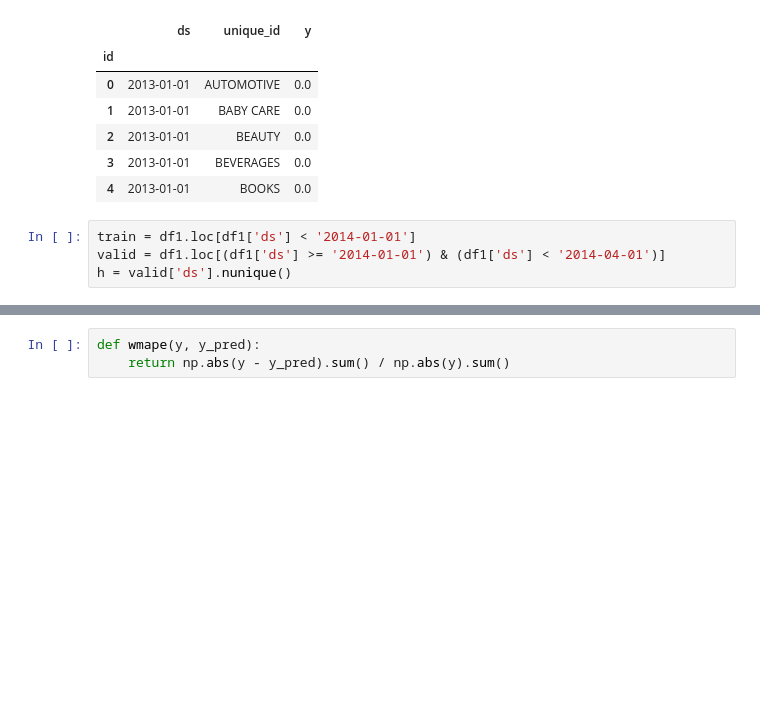
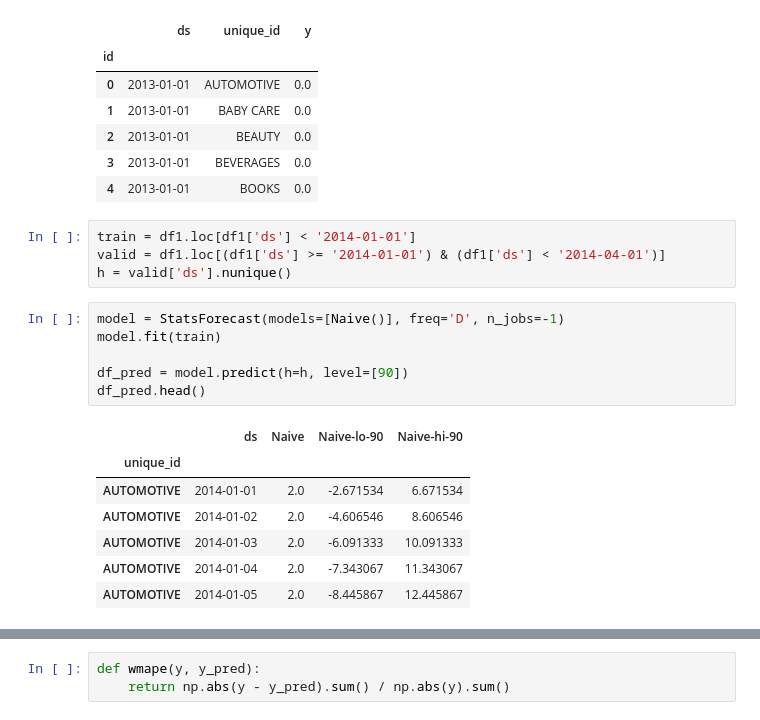
Before and after one commit to edupmon/fiap, a Jupyter notebook: pos-tech/data-analytics/fase-2/03-analise-de-series-temporais/aula-5/aula-5.ipynb, the cells around one changed output, grey strips where cells are left out. Cells and saved outputs as stored; diff of their text form; blank space fills up the shorter version.

```diff
--- a/pos-tech/data-analytics/fase-2/03-analise-de-series-temporais/aula-5/aula-5.ipynb
+++ b/pos-tech/data-analytics/fase-2/03-analise-de-series-temporais/aula-5/aula-5.ipynb
@@ -38,3 +38,17 @@ df1.head()
 train = df1.loc[df1['ds'] < '2014-01-01']
 valid = df1.loc[(df1['ds'] >= '2014-01-01') & (df1['ds'] < '2014-04-01')]
 h = valid['ds'].nunique()
+# %%
+model = StatsForecast(models=[Naive()], freq='D', n_jobs=-1)
+model.fit(train)
+
+df_pred = model.predict(h=h, level=[90])
+df_pred.head()
+# %% [output]
+|  | ds | Naive | Naive-lo-90 | Naive-hi-90 |
+| unique_id |  |  |  |  |
+| AUTOMOTIVE | 2014-01-01 | 2.0 | -2.671534 | 6.671534 |
+| AUTOMOTIVE | 2014-01-02 | 2.0 | -4.606546 | 8.606546 |
+| AUTOMOTIVE | 2014-01-03 | 2.0 | -6.091333 | 10.091333 |
+| AUTOMOTIVE | 2014-01-04 | 2.0 | -7.343067 | 11.343067 |
+| AUTOMOTIVE | 2014-01-05 | 2.0 | -8.445867 | 12.445867 |
```
Also changed, not shown: parts of 3 cells of this notebook.
